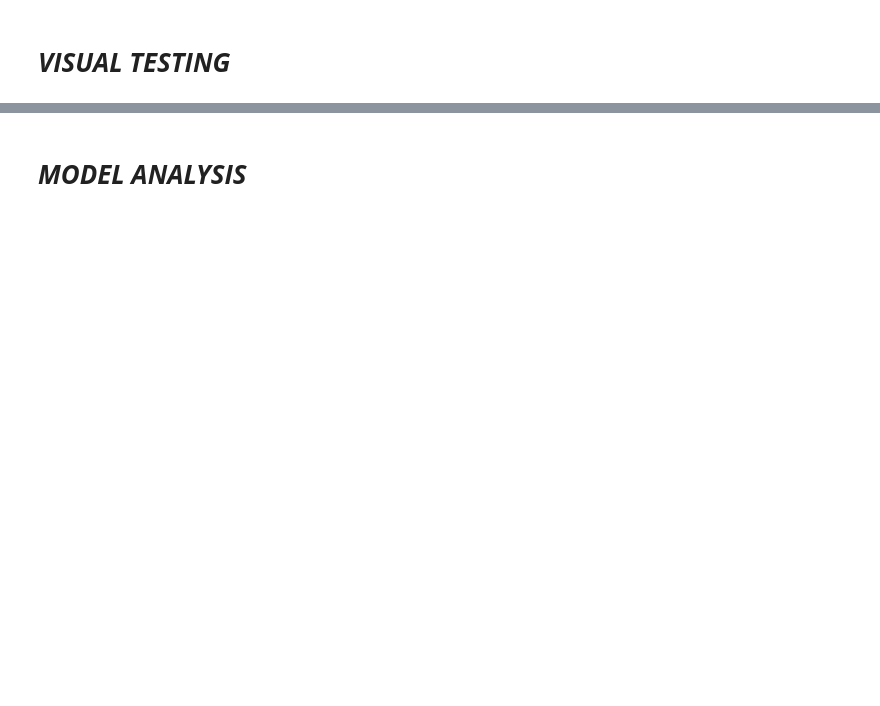
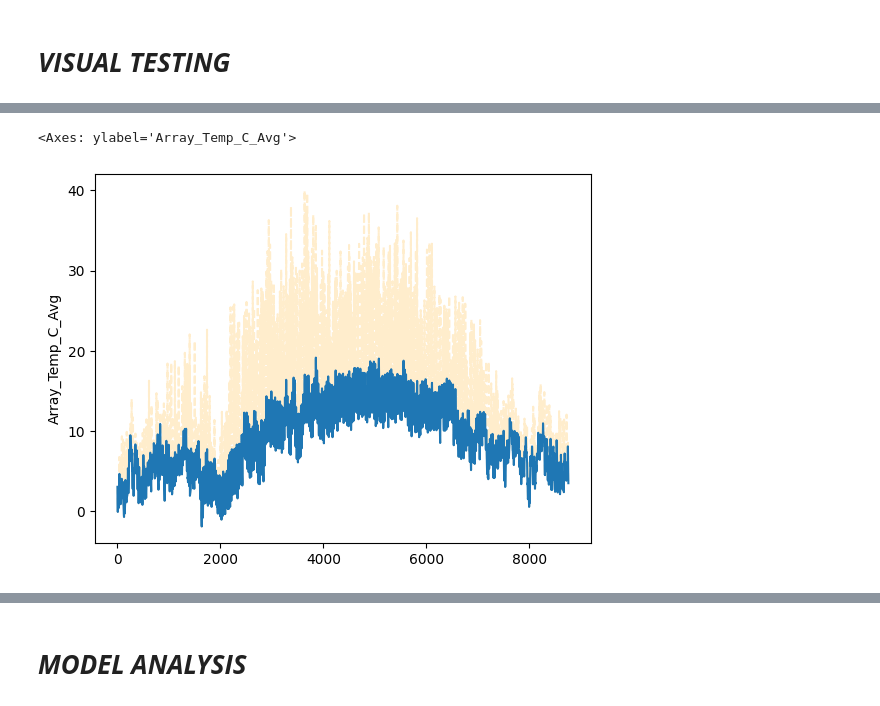
Before and after one commit to Daniel-Parke/WiseWattage, a Jupyter notebook: WiseWattage/wisewattage.ipynb, the cells around one changed output, grey strips where cells are left out. Cells and saved outputs as stored; diff of their text form; code cells hidden in the pictures; blank space fills up the shorter version.

```diff
--- a/WiseWattage/wisewattage.ipynb
+++ b/WiseWattage/wisewattage.ipynb
@@ -532,5 +513,8 @@ if variable_8 in testy:
 # %%
-sns.lineplot(pv_model.combined_model["Cell_Temp_C_Avg"], alpha = 0.2, ls = "--", color = "orange")
+sns.lineplot(pv_model.combined_model["Array_Temp_C_Avg"], alpha = 0.2, ls = "--", color = "orange")
 sns.lineplot(pv_model.combined_model["T2m"])
+# %% [output]
+<Axes: ylabel='Array_Temp_C_Avg'>
+[figure, added]
 # %%
 sns.barplot(pv_model.summary_grouped.daily.T2m)
```
Also changed, not shown: parts of 54 cells of this notebook, 7 other files.
